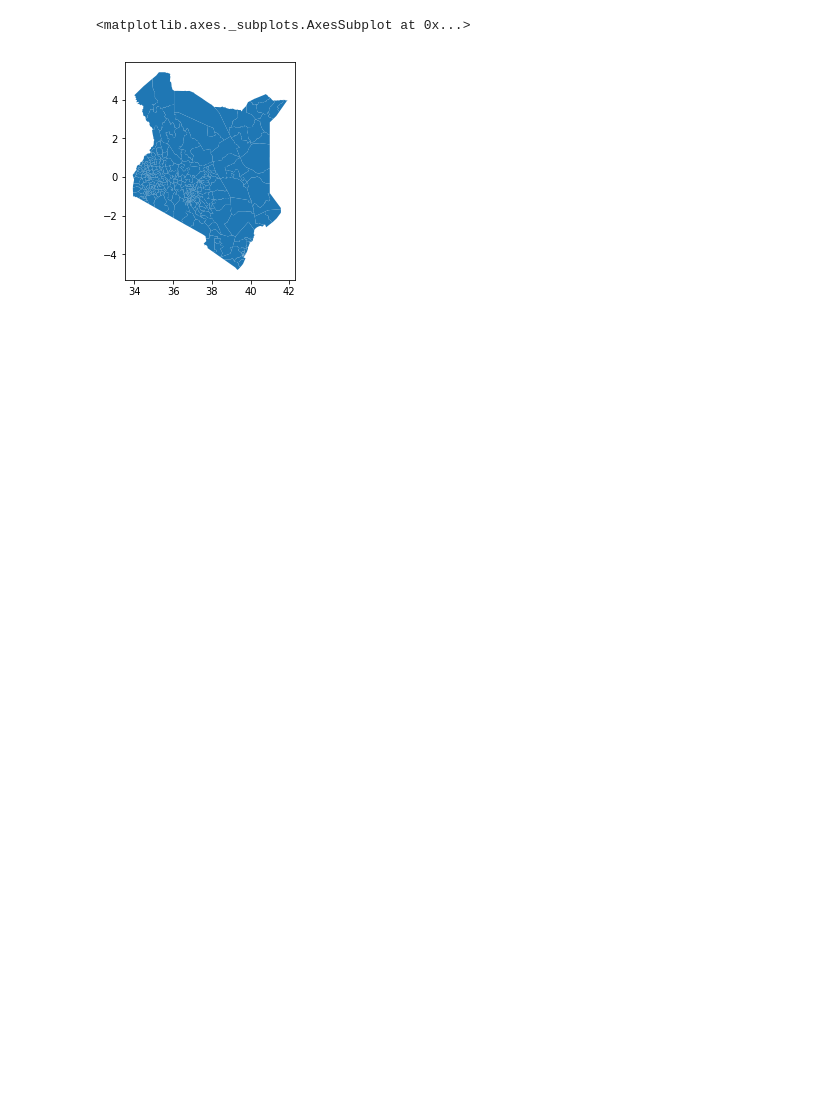
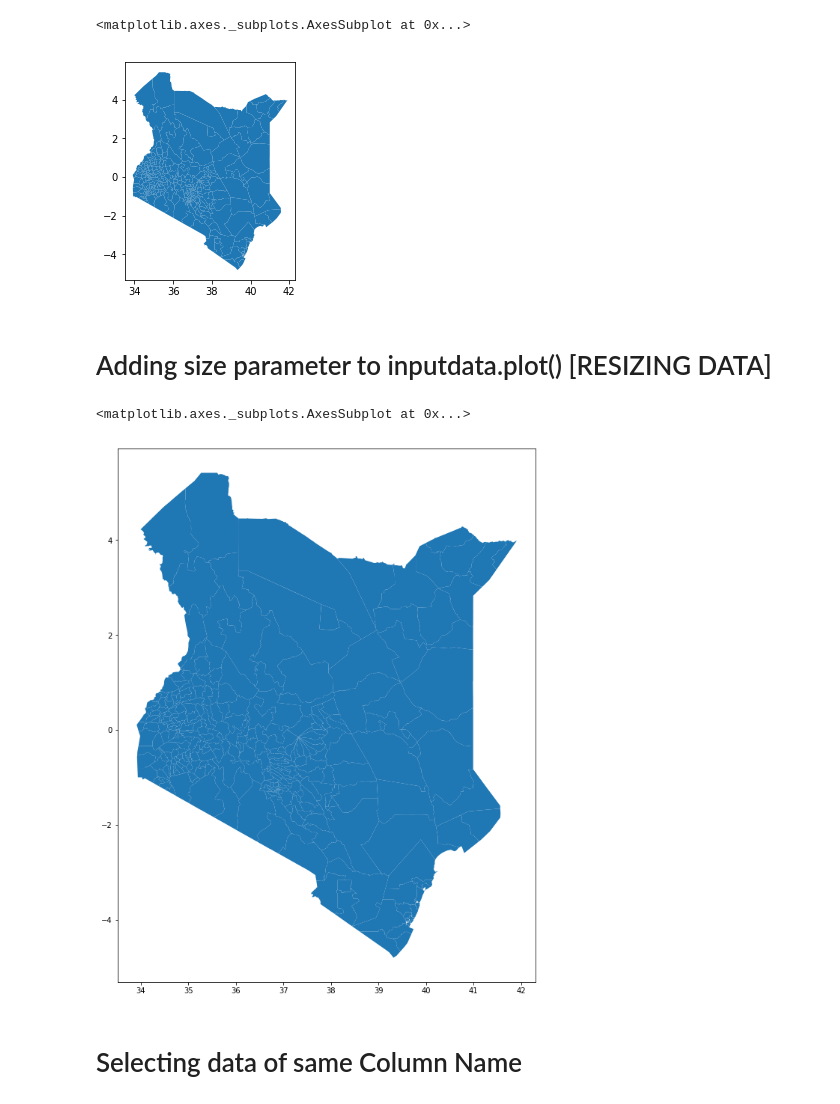
Before and after one commit to aaronkip/GIS-notebooks-repository, a Jupyter notebook: Importing Geo-Data.ipynb, the cells around one changed output. Drawn from its saved outputs; the diff is of its cells as text; code cells hidden in the pictures; blank space fills up the shorter version.

```diff
--- a/Importing Geo-Data.ipynb
+++ b/Importing Geo-Data.ipynb
@@ -56,3 +72,12 @@ inputData.plot()
 # %% [output]
 <matplotlib.axes._subplots.AxesSubplot at 0x...>
 [figure]
+# %% [markdown]
+# Adding size parameter to inputdata.plot() [RESIZING DATA]
+# %%
+inputData.plot(figsize=(10,20))
+# %% [output]
+<matplotlib.axes._subplots.AxesSubplot at 0x...>
+[figure, added]
+# %% [markdown]
+# Selecting data of same Column Name
```
Also changed, not shown: parts of 22 cells of this notebook, 9 other files.
